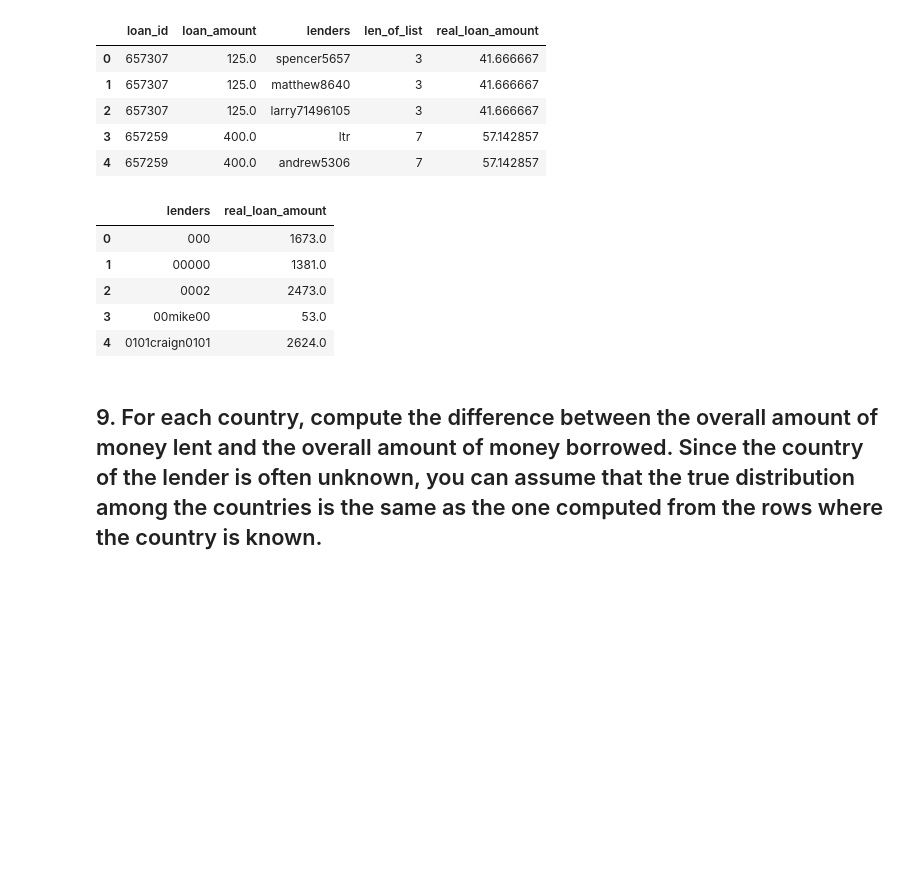
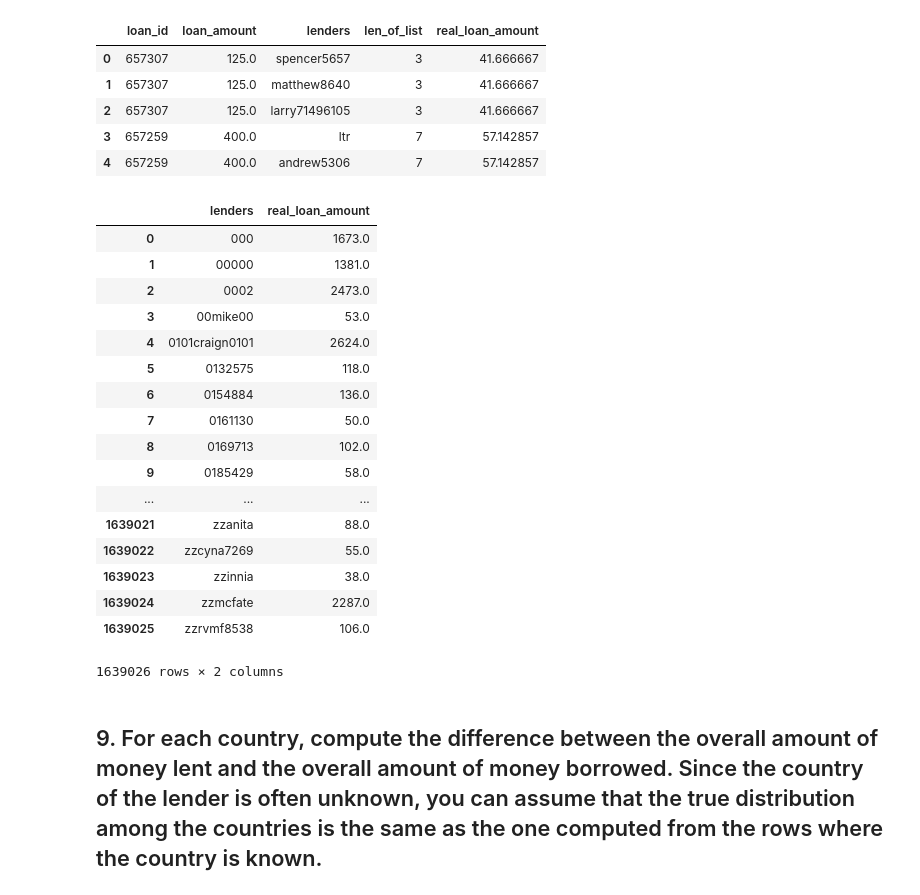
Before and after one commit to simonetufano/Foundation_of_Computer_Science, a Jupyter notebook: Project_2019.ipynb, the cells around one changed output. Saved outputs shown, nothing was run; the diff lists cells and outputs as text; code cells hidden in the pictures; blank space fills up the shorter version.

```diff
--- a/Project_2019.ipynb
+++ b/Project_2019.ipynb
@@ -423,14 +423,26 @@ loans_min_merge.head()
 | 4 | 657259 | 400.0 | andrew5306 | 7 | 57.142857 |
 # %%
 money_lent = pd.DataFrame(loans_min_merge.groupby('lenders')['real_loan_amount'].sum()).reset_index().round()
-money_lent.head()
+money_lent
 # %% [output]
 |  | lenders | real_loan_amount |
 | 0 | 000 | 1673.0 |
 | 1 | 00000 | 1381.0 |
 | 2 | 0002 | 2473.0 |
 | 3 | 00mike00 | 53.0 |
 | 4 | 0101craign0101 | 2624.0 |
+| 5 | 0132575 | 118.0 |
+| 6 | 0154884 | 136.0 |
+| 7 | 0161130 | 50.0 |
+| 8 | 0169713 | 102.0 |
+| 9 | 0185429 | 58.0 |
+| ... | ... | ... |
+| 1639021 | zzanita | 88.0 |
+| 1639022 | zzcyna7269 | 55.0 |
+| 1639023 | zzinnia | 38.0 |
+| 1639024 | zzmcfate | 2287.0 |
+| 1639025 | zzrvmf8538 | 106.0 |
+1639026 rows × 2 columns
 # %% [markdown]
 ## 9. For each country, compute the difference between the overall amount of money lent and the overall amount of money borrowed. Since the country of the lender is often unknown, you can assume that the true distribution among the countries is the same as the one computed from the rows where the country is known.
 # %%
```
